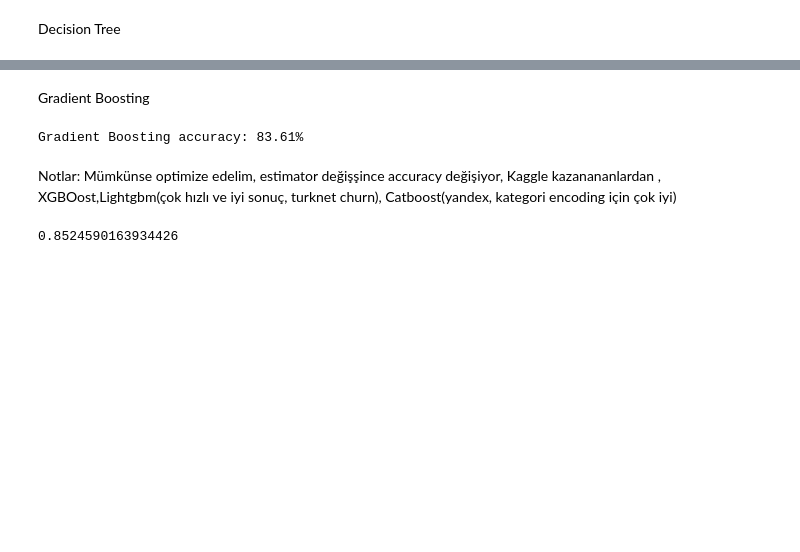
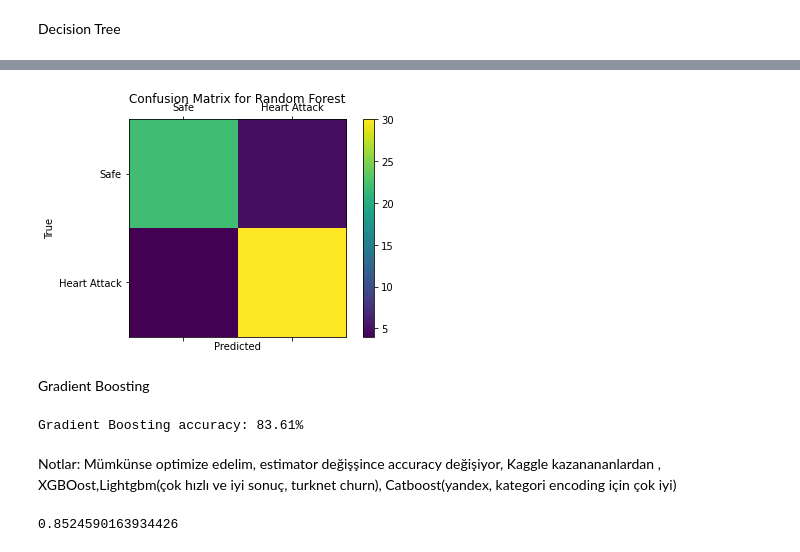
Before and after one commit to hidayatarg/HeartDiseasePrediction-MachineLearning, a Jupyter notebook: test.ipynb, the cells around one changed output, grey strips where cells are left out. Saved outputs shown, nothing was run; the diff lists cells and outputs as text; code cells hidden in the pictures; blank space fills up the shorter version.

```diff
--- a/test.ipynb
+++ b/test.ipynb
@@ -502,3 +508,7 @@ Accuracy for test set for Decision Tree = 0.7704918032786885
+# %%
+createConfusionMatrix(cm, labels)
+# %% [output]
+[figure, added]
 # %% [markdown]
 Gradient Boosting
 # %%
```
Also changed, not shown: parts of 11 cells of this notebook, 1 other file.
